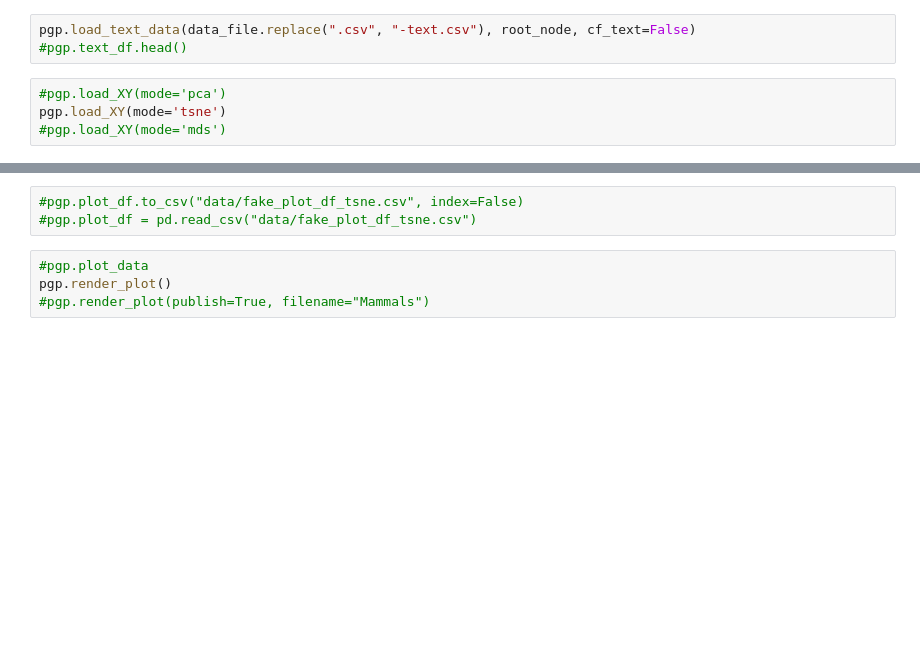
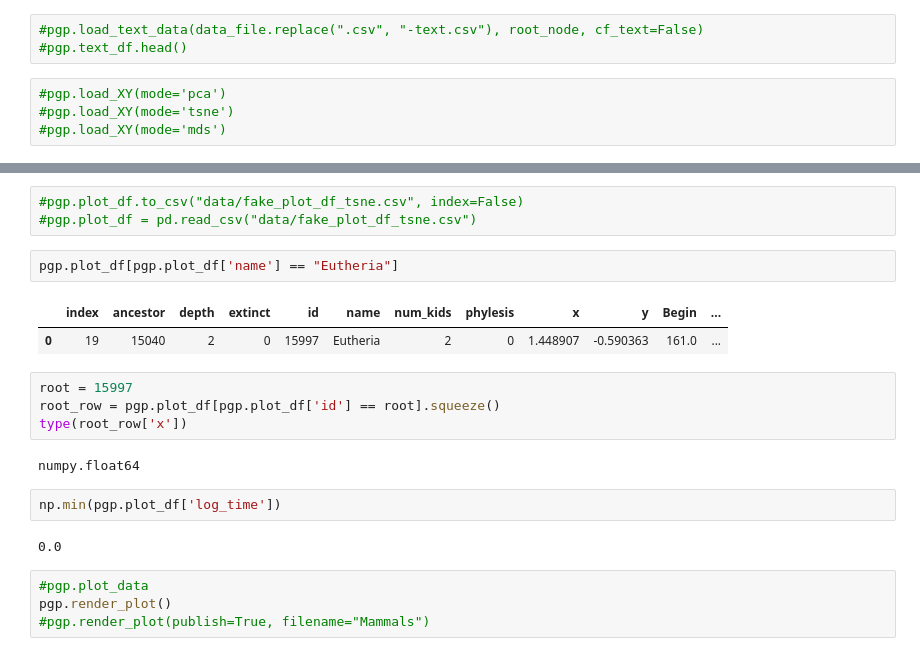
Before and after one commit to seth127/phyloGraph, a Jupyter notebook: phyloGraph-PCA.ipynb, the cells around one changed output, grey strips where cells are left out. Drawn from its saved outputs; the diff is of its cells as text; blank space fills up the shorter version.

Commit message:
added time line

```diff
--- a/phyloGraph-PCA.ipynb
+++ b/phyloGraph-PCA.ipynb
@@ -92,9 +92,9 @@ All-NaN slice encountered
 # %% [markdown]
 ## PCA
 # %%
-pgp.load_text_data(data_file.replace(".csv", "-text.csv"), root_node, cf_text=False)
+#pgp.load_text_data(data_file.replace(".csv", "-text.csv"), root_node, cf_text=False)
 #pgp.text_df.head()
 # %%
 #pgp.load_XY(mode='pca')
-pgp.load_XY(mode='tsne')
+#pgp.load_XY(mode='tsne')
 #pgp.load_XY(mode='mds')
@@ -114,6 +111,21 @@ Loaded plot data. Highlighting 16293
 # %%
 #pgp.plot_df.to_csv("data/fake_plot_df_tsne.csv", index=False)
 #pgp.plot_df = pd.read_csv("data/fake_plot_df_tsne.csv")
+# %%
+pgp.plot_df[pgp.plot_df['name'] == "Eutheria"]
+# %% [output]
+|  | index | ancestor | depth | extinct | id | name | num_kids | phylesis | x | y | Begin | ... |
+| 0 | 19 | 15040 | 2 | 0 | 15997 | Eutheria | 2 | 0 | 1.448907 | -0.590363 | 161.0 | ... |
+# %%
+root = 15997
+root_row = pgp.plot_df[pgp.plot_df['id'] == root].squeeze()
+type(root_row['x'])
+# %% [output]
+numpy.float64
+# %%
+np.min(pgp.plot_df['log_time'])
+# %% [output]
+0.0
 # %%
 #pgp.plot_data
 pgp.render_plot()
```
Also changed, not shown: parts of 1 cell of this notebook, 1 other file.
